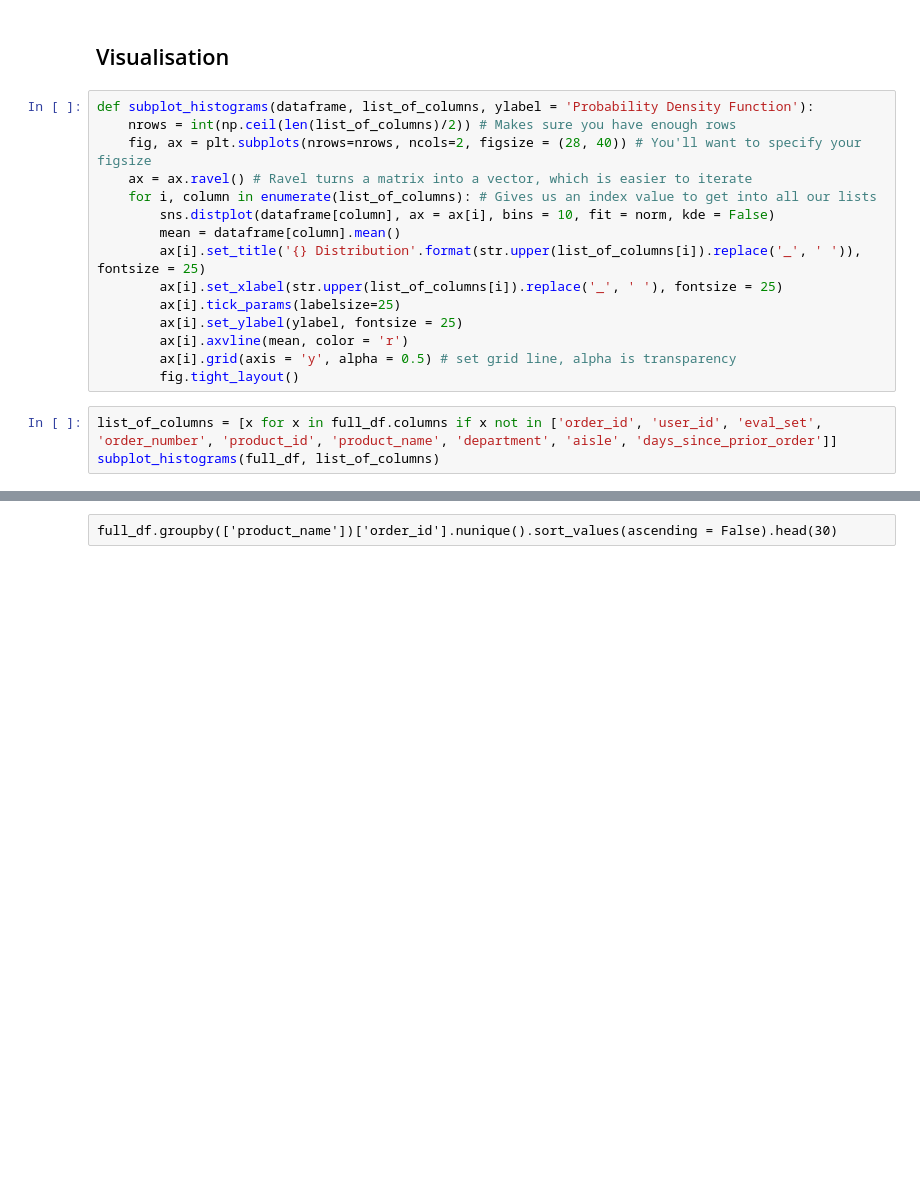
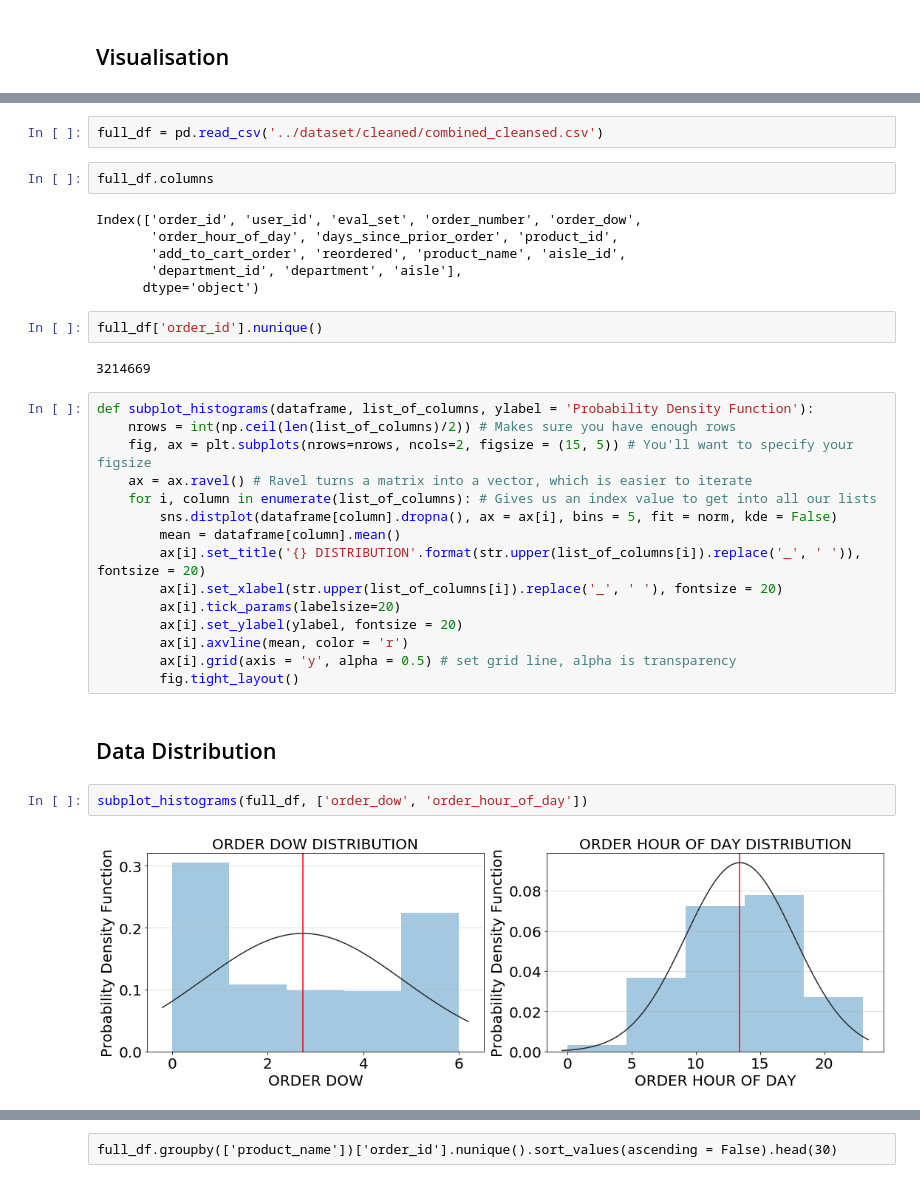
Before and after one commit to LingChongGold/Capstone, a Jupyter notebook: code/1_eda.ipynb, the cells around one changed output, grey strips where cells are left out. Cells and saved outputs as stored; diff of their text form; blank space fills up the shorter version.

Commit message:
completed data cleaning and eda

```diff
--- a/code/1_eda.ipynb
+++ b/code/1_eda.ipynb
@@ -425,20 +264,2 @@ columns_left_to_look
 # %% [markdown]
 ## Visualisation
-# %%
-def subplot_histograms(dataframe, list_of_columns, ylabel = 'Probability Density Function'):
-    nrows = int(np.ceil(len(list_of_columns)/2)) # Makes sure you have enough rows
-    fig, ax = plt.subplots(nrows=nrows, ncols=2, figsize = (28, 40)) # You'll want to specify your figsize
-    ax = ax.ravel() # Ravel turns a matrix into a vector, which is easier to iterate
-    for i, column in enumerate(list_of_columns): # Gives us an index value to get into all our lists
-        sns.distplot(dataframe[column], ax = ax[i], bins = 10, fit = norm, kde = False)
-        mean = dataframe[column].mean()
-        ax[i].set_title('{} Distribution'.format(str.upper(list_of_columns[i]).replace('_', ' ')), fontsize = 25)
-        ax[i].set_xlabel(str.upper(list_of_columns[i]).replace('_', ' '), fontsize = 25)
-        ax[i].tick_params(labelsize=25)
-        ax[i].set_ylabel(ylabel, fontsize = 25)
-        ax[i].axvline(mean, color = 'r')
-        ax[i].grid(axis = 'y', alpha = 0.5) # set grid line, alpha is transparency
-        fig.tight_layout()
-# %%
-list_of_columns = [x for x in full_df.columns if x not in ['order_id', 'user_id', 'eval_set', 'order_number', 'product_id', 'product_name', 'department', 'aisle', 'days_since_prior_order']]
-subplot_histograms(full_df, list_of_columns)
@@ -491,0 +278,35 @@ draw_barplot(full_df, 'product_name', 'order_id', 'Top Products', rotation = 90,
+# %%
+full_df = pd.read_csv('../dataset/cleaned/combined_cleansed.csv')
+# %%
+full_df.columns
+# %% [output]
+Index(['order_id', 'user_id', 'eval_set', 'order_number', 'order_dow',
+       'order_hour_of_day', 'days_since_prior_order', 'product_id',
+       'add_to_cart_order', 'reordered', 'product_name', 'aisle_id',
+       'department_id', 'department', 'aisle'],
+      dtype='object')
+# %%
+full_df['order_id'].nunique()
+# %% [output]
+3214669
+# %%
+def subplot_histograms(dataframe, list_of_columns, ylabel = 'Probability Density Function'):
+    nrows = int(np.ceil(len(list_of_columns)/2)) # Makes sure you have enough rows
+    fig, ax = plt.subplots(nrows=nrows, ncols=2, figsize = (15, 5)) # You'll want to specify your figsize
+    ax = ax.ravel() # Ravel turns a matrix into a vector, which is easier to iterate
+    for i, column in enumerate(list_of_columns): # Gives us an index value to get into all our lists
+        sns.distplot(dataframe[column].dropna(), ax = ax[i], bins = 5, fit = norm, kde = False)
+        mean = dataframe[column].mean()
+        ax[i].set_title('{} DISTRIBUTION'.format(str.upper(list_of_columns[i]).replace('_', ' ')), fontsize = 20)
+        ax[i].set_xlabel(str.upper(list_of_columns[i]).replace('_', ' '), fontsize = 20)
+        ax[i].tick_params(labelsize=20)
+        ax[i].set_ylabel(ylabel, fontsize = 20)
+        ax[i].axvline(mean, color = 'r')
+        ax[i].grid(axis = 'y', alpha = 0.5) # set grid line, alpha is transparency
+        fig.tight_layout()
+# %% [markdown]
+## Data Distribution
+# %%
+subplot_histograms(full_df, ['order_dow', 'order_hour_of_day'])
+# %% [output]
+[figure, added]
```
Also changed, not shown: parts of 141 cells of this notebook.
